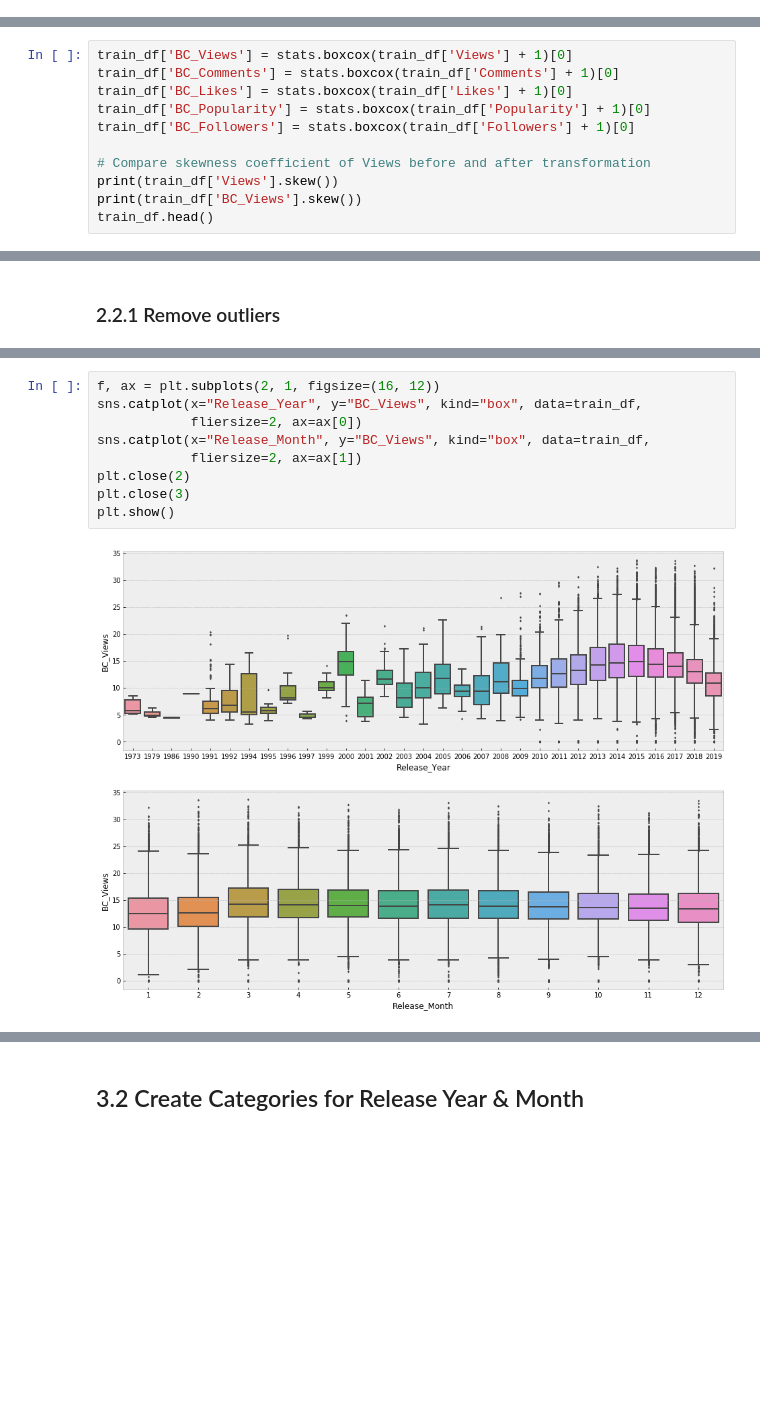
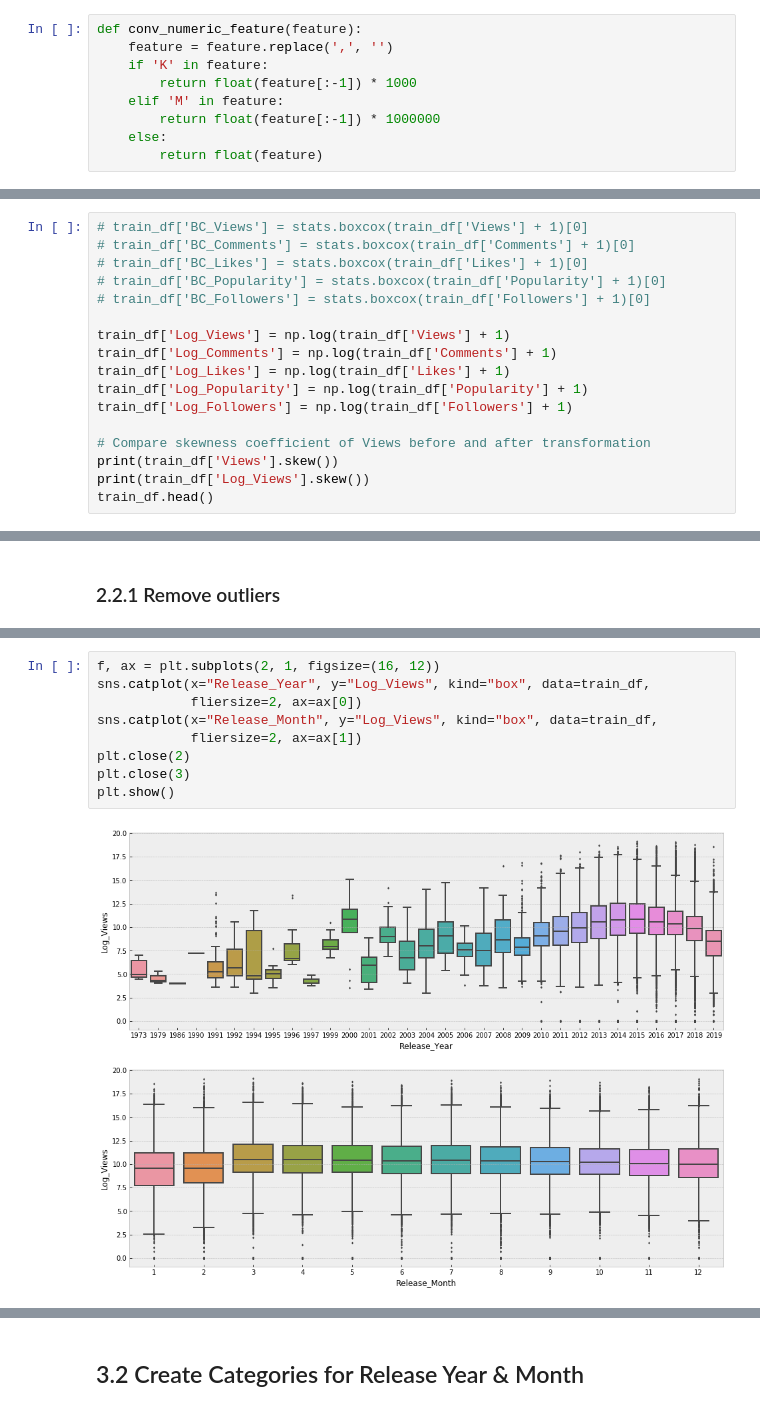
Before and after one commit to Shenghao1993/songs-popularity-prediction, a Jupyter notebook: 1.0-wsh-exploratory-data-analysis.ipynb, the cells around one changed output, grey strips where cells are left out. Drawn from its saved outputs; the diff is of its cells as text; blank space fills up the shorter version.

Commit message:
Replace box-cox transformation with log transformation

```diff
--- a/1.0-wsh-exploratory-data-analysis.ipynb
+++ b/1.0-wsh-exploratory-data-analysis.ipynb
@@ -72,3 +56,12 @@ def conv_numeric_feature(feature):
+# %%
+def conv_numeric_feature(feature):
+    feature = feature.replace(',', '')
+    if 'K' in feature:
+        return float(feature[:-1]) * 1000
+    elif 'M' in feature:
+        return float(feature[:-1]) * 1000000
+    else:
+        return float(feature)
 # %%
 train_df['Likes'] = train_df['Likes'].apply(lambda likes: conv_numeric_feature(likes))
 train_df['Popularity'] = train_df['Popularity'].apply(lambda popularity: conv_numeric_feature(popularity))
@@ -180,13 +173,19 @@ Perform Box-Cox transformation to reduce the skewness of features. Note that Box
 # %%
-train_df['BC_Views'] = stats.boxcox(train_df['Views'] + 1)[0]
-train_df['BC_Comments'] = stats.boxcox(train_df['Comments'] + 1)[0]
-train_df['BC_Likes'] = stats.boxcox(train_df['Likes'] + 1)[0]
-train_df['BC_Popularity'] = stats.boxcox(train_df['Popularity'] + 1)[0]
-train_df['BC_Followers'] = stats.boxcox(train_df['Followers'] + 1)[0]
+# train_df['BC_Views'] = stats.boxcox(train_df['Views'] + 1)[0]
+# train_df['BC_Comments'] = stats.boxcox(train_df['Comments'] + 1)[0]
+# train_df['BC_Likes'] = stats.boxcox(train_df['Likes'] + 1)[0]
+# train_df['BC_Popularity'] = stats.boxcox(train_df['Popularity'] + 1)[0]
+# train_df['BC_Followers'] = stats.boxcox(train_df['Followers'] + 1)[0]
+
+train_df['Log_Views'] = np.log(train_df['Views'] + 1)
+train_df['Log_Comments'] = np.log(train_df['Comments'] + 1)
+train_df['Log_Likes'] = np.log(train_df['Likes'] + 1)
+train_df['Log_Popularity'] = np.log(train_df['Popularity'] + 1)
+train_df['Log_Followers'] = np.log(train_df['Followers'] + 1)
 
 # Compare skewness coefficient of Views before and after transformation
 print(train_df['Views'].skew())
-print(train_df['BC_Views'].skew())
+print(train_df['Log_Views'].skew())
 train_df.head()
 # %% [output]
 21.426370782553978
@@ -307,11 +306,11 @@ Index(['indie', 'hiphoprap', 'classical', 'all-music', 'reggaeton', 'dubstep',
 # %%
 f, ax = plt.subplots(2, 1, figsize=(16, 12))
-sns.catplot(x="Release_Year", y="BC_Views", kind="box", data=train_df,
+sns.catplot(x="Release_Year", y="Log_Views", kind="box", data=train_df,
             fliersize=2, ax=ax[0])
-sns.catplot(x="Release_Month", y="BC_Views", kind="box", data=train_df,
+sns.catplot(x="Release_Month", y="Log_Views", kind="box", data=train_df,
             fliersize=2, ax=ax[1])
 plt.close(2)
 plt.close(3)
 plt.show()
 # %% [output]
-[figure, old version]
+[figure, new version]
```
Also changed, not shown: parts of 23 cells of this notebook, 7 other files.
